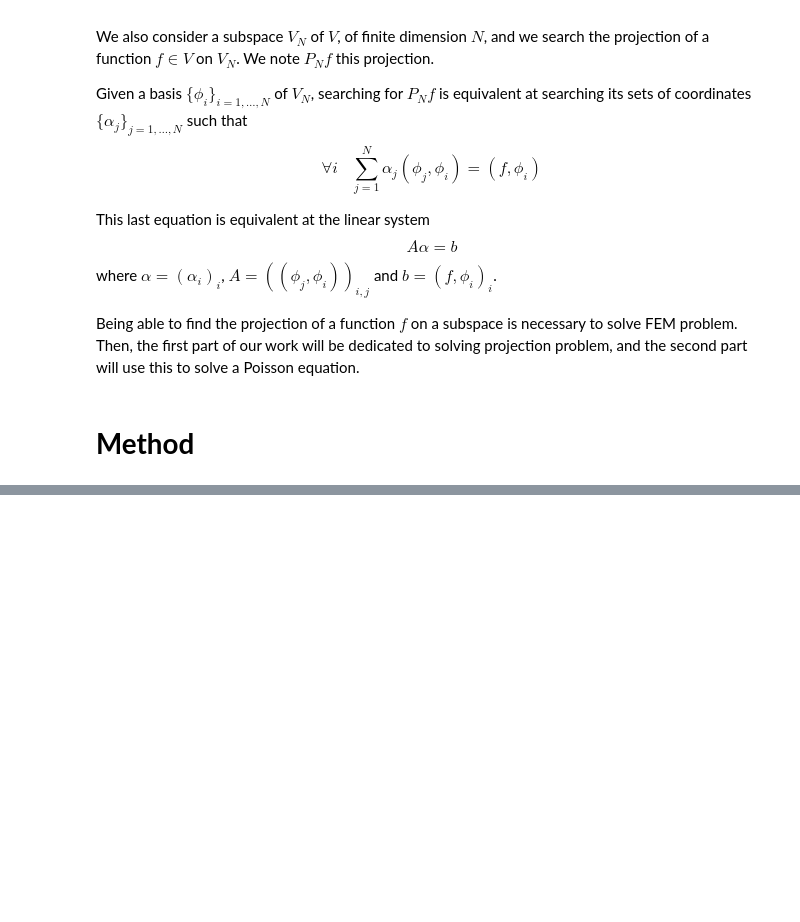
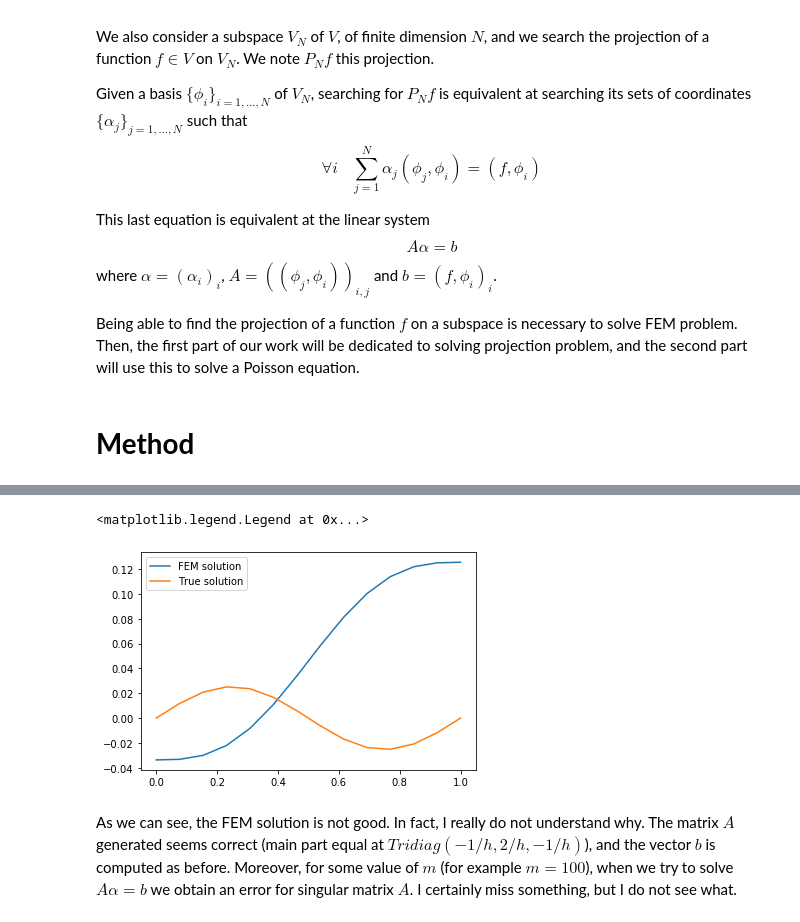
Before and after one commit to johanhoffman/DD2363_VT22, a Jupyter notebook: Lab4/hetierm_lab4.ipynb, the cells around one changed output, grey strips where cells are left out. Saved outputs shown, nothing was run; the diff lists cells and outputs as text; code cells hidden in the pictures; blank space fills up the shorter version.

```diff
--- a/Lab4/hetierm_lab4.ipynb
+++ b/Lab4/hetierm_lab4.ipynb
@@ -89,0 +211,51 @@ def assemble_system(f, mesh, local_basis, get_local_to_global):
+# %%
+m = 12
+mesh = np.linspace(0,1, m+2) #m+2 point into the interval;
+
+local_basis = np.array([[(0, mesh[k], mesh[k+1]), (1, mesh[k], mesh[k+1])] for k in range(0,m+1)])
+
+def dlambda_0(x, x_k_1, x_k):
+    """ Derivative of lambda_0 """
+    if x_k_1 <= x <= x_k:
+        return -1/(x_k - x_k_1)
+    else:
+        return 0
+
+def dlambda_1(x, x_k_1, x_k):
+    """ Derivative of lambda_1 """
+    if x_k_1 <= x <= x_k:
+        return 1/(x_k - x_k_1)
+    else:
+        return 0
+
+def integrate_matrix_fem(fct_basis_i, fct_basis_j):
+    """
+    Compute the integral between the derivative of two basis functions
+    """
+    x_k_1, x_k = fct_basis_j[1], fct_basis_i[2]
+    def product(x):
+        if fct_basis_i[0] == 0:
+            if fct_basis_j[0] == 0:
+                return dlambda_0(x, x_k_1, x_k)**2
+            if fct_basis_j[0] == 1:
+                return dlambda_0(x, x_k_1, x_k)*dlambda_1(x, x_k_1, x_k)
+        if fct_basis_i[0] == 1:
+            if fct_basis_j[0] == 0:
+                return dlambda_0(x, x_k_1, x_k)*dlambda_1(x, x_k_1, x_k)
+            if fct_basis_j[0] == 1:
+                return dlambda_1(x, x_k_1, x_k)**2
+    return scipy.integrate.quad(product, x_k_1, x_k)[0]
+
+
+sin2pi = lambda x:np.sin(2*np.pi*x)
+A, alpha, b = assemble_solve_system(sin2pi, local_basis, get_local_to_global, integrate_vector, \
+                        integrate_matrix_fem, add_to_glob_vec, add_to_glob_matrix, m+2)
+
+plt.plot(mesh, -alpha)
+plt.plot(mesh, 1/(4*np.pi**2)*np.sin(mesh*2*np.pi))
+plt.legend(("FEM solution", "True solution"))
+# %% [output]
+<matplotlib.legend.Legend at 0x...>
+[figure, added]
+# %% [markdown]
+As we can see, the FEM solution is not good. In fact, I really do not understand why. The matrix $A$ generated seems correct (main part equal at $Tridiag(-1/h, 2/h, -1/h)$), and the vector $b$ is computed as before. Moreover, for some value of $m$ (for example $m=100$), when we try to solve $A \alpha = b$ we obtain an error for singular matrix $A$. I certainly miss something, but I do not see what.
```
Also changed, not shown: parts of 13 cells of this notebook.
